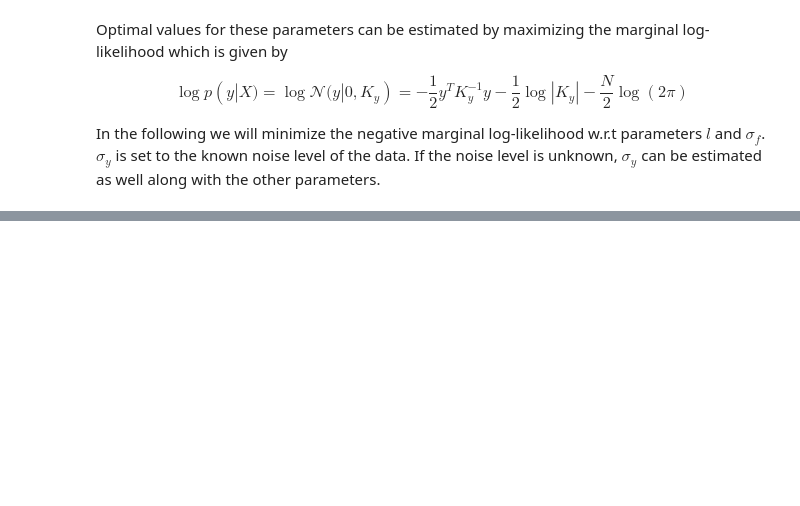
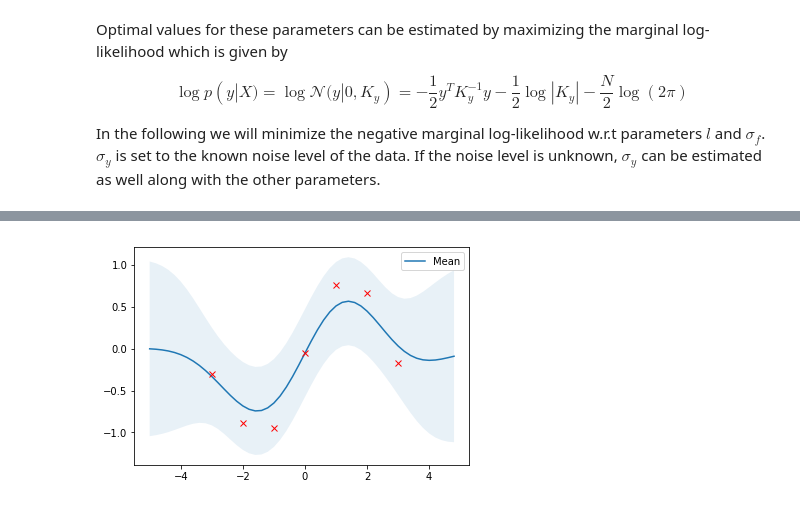
Before and after one commit to IvanHalim/numerical-recipes, a Jupyter notebook: 13. Gaussian Processes/1. Gaussian Processes.ipynb, the cells around one changed output, grey strips where cells are left out. Cells and saved outputs as stored; diff of their text form; code cells hidden in the pictures; blank space fills up the shorter version.

```diff
--- a/13. Gaussian Processes/1. Gaussian Processes.ipynb
+++ b/13. Gaussian Processes/1. Gaussian Processes.ipynb
@@ -278,0 +329,25 @@ With optimized kernel parameters, training data are reasonably covered by the 95
+# %%
+from sklearn.gaussian_process import GaussianProcessRegressor
+from sklearn.gaussian_process.kernels import ConstantKernel, RBF
+
+rbf = ConstantKernel(1.0) * RBF(length_scale=1.0)
+gpr = GaussianProcessRegressor(kernel=rbf, alpha=noise**2)
+
+# Reuse training data from previous 1D example
+gpr.fit(X_train, Y_train)
+
+# Compute posterior predictive mean and covariance
+mu_s, cov_s = gpr.predict(X, return_cov=True)
+
+# Obtain optimized kernel parameters
+l = gpr.kernel_.k2.get_params()['length_scale']
+sigma_f = np.sqrt(gpr.kernel_.k1.get_params()['constant_value'])
+
+# Compare with previous results
+assert(np.isclose(l_opt, l))
+assert(np.isclose(sigma_f_opt, sigma_f))
+
+# Plot the results
+plot_gp(mu_s, cov_s, X, X_train=X_train, Y_train=Y_train)
+# %% [output]
+[figure, added]
```
Also changed, not shown: parts of 9 cells of this notebook.
